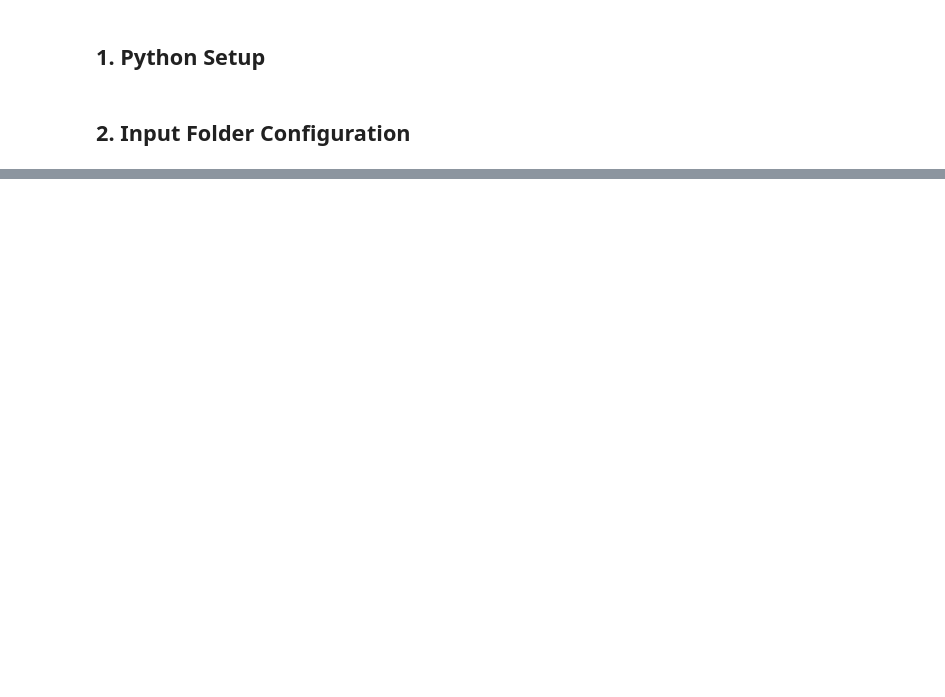
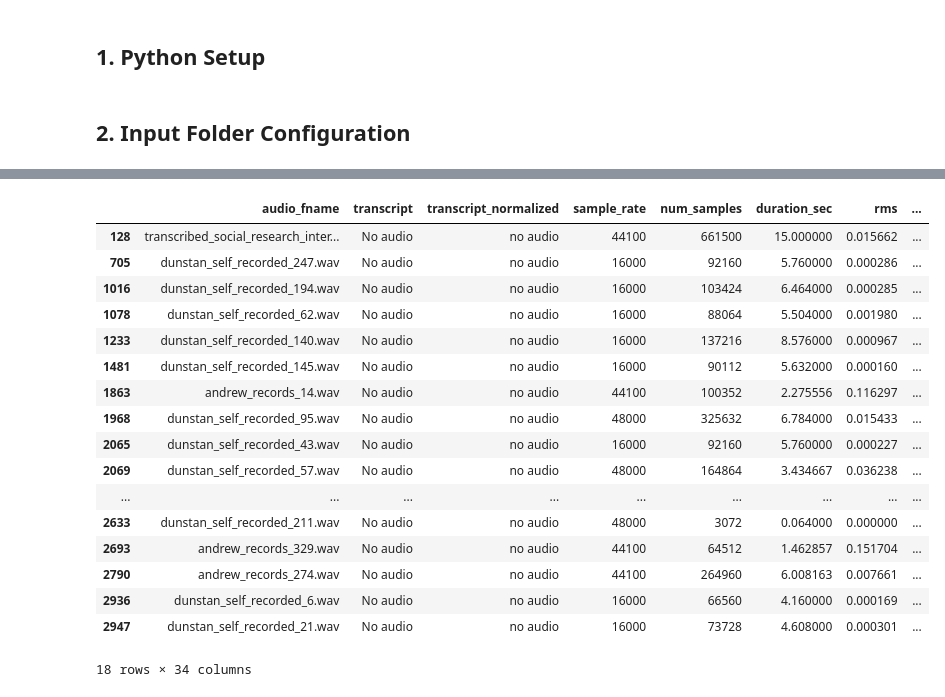
Before and after one commit to dmatekenya/chichewa-asr, a Jupyter notebook: notebooks/02-data-prep.ipynb, the cells around one changed output, grey strips where cells are left out. Drawn from its saved outputs; the diff is of its cells as text; code cells hidden in the pictures; blank space fills up the shorter version.

Commit message:
Added audio quality metrics

```diff
--- a/notebooks/02-data-prep.ipynb
+++ b/notebooks/02-data-prep.ipynb
@@ -193,0 +97,13 @@ df_10h = sample_by_duration(
+# %%
+df_dev['transcript_normalized'] = df_dev['transcript'].apply(
+    lambda x: text_utils.normalize_transcript(
+        x,
+        strip_punctuation=REMOVE_PUNCTUATION,
+        collapse_whitespace=COLLAPSE_WHITESPACE,
+        strip_newlines=STRIP_NEWLINES,
+        fix_apostrophes=FIX_APOSTROPHES,
+        remove_brackets=REMOVE_BRACKETS,
+        unicode_nfc=UNICODE_NFC,
+        verbalize_numbers=VERBALIZE_NUMBERS
+    )
+)
@@ -193,0 +221,42 @@ df_10h = sample_by_duration(
+# %%
+
+# =======================================================
+# 1. COMPUTE QUALITY METRICS FOR THE DEV SET
+# =======================================================
+df_dev2 = data_utils.compute_quality_metrics_for_manifest(df_dev,
+                                                audio_dir=DIR_DEV,
+                                                audio_col="audio_fname",
+                                                transcript_col="transcript_normalized")
+# %%
+# =======================================================
+# 2. COMPUTE BAD QUALITY SCORE
+# =======================================================
+df_dev3 = data_utils.compute_bad_quality_score(df_dev2)
+# %%
+# =======================================================
+# 3. DROP FLAG COLUMNS AND DURATION
+# =======================================================
+flag_cols = [col for col in df_dev3.columns if "flag" in col.lower()]
+drop_cols = ["duration"] + flag_cols
+df_dev4 = df_dev3.drop(columns=drop_cols)
+# %%
+df_dev4.query('transcript=="No audio"')
+# %% [output]
+|  | audio_fname | transcript | transcript_normalized | sample_rate | num_samples | duration_sec | rms | ... |
+| 128 | transcribed_social_research_inter... | No audio | no audio | 44100 | 661500 | 15.000000 | 0.015662 | ... |
+| 705 | dunstan_self_recorded_247.wav | No audio | no audio | 16000 | 92160 | 5.760000 | 0.000286 | ... |
+| 1016 | dunstan_self_recorded_194.wav | No audio | no audio | 16000 | 103424 | 6.464000 | 0.000285 | ... |
+| 1078 | dunstan_self_recorded_62.wav | No audio | no audio | 16000 | 88064 | 5.504000 | 0.001980 | ... |
+| 1233 | dunstan_self_recorded_140.wav | No audio | no audio | 16000 | 137216 | 8.576000 | 0.000967 | ... |
+| 1481 | dunstan_self_recorded_145.wav | No audio | no audio | 16000 | 90112 | 5.632000 | 0.000160 | ... |
+| 1863 | andrew_records_14.wav | No audio | no audio | 44100 | 100352 | 2.275556 | 0.116297 | ... |
+| 1968 | dunstan_self_recorded_95.wav | No audio | no audio | 48000 | 325632 | 6.784000 | 0.015433 | ... |
+| 2065 | dunstan_self_recorded_43.wav | No audio | no audio | 16000 | 92160 | 5.760000 | 0.000227 | ... |
+| 2069 | dunstan_self_recorded_57.wav | No audio | no audio | 48000 | 164864 | 3.434667 | 0.036238 | ... |
+| ... | ... | ... | ... | ... | ... | ... | ... | ... |
+| 2633 | dunstan_self_recorded_211.wav | No audio | no audio | 48000 | 3072 | 0.064000 | 0.000000 | ... |
+| 2693 | andrew_records_329.wav | No audio | no audio | 44100 | 64512 | 1.462857 | 0.151704 | ... |
+| 2790 | andrew_records_274.wav | No audio | no audio | 44100 | 264960 | 6.008163 | 0.007661 | ... |
+| 2936 | dunstan_self_recorded_6.wav | No audio | no audio | 16000 | 66560 | 4.160000 | 0.000169 | ... |
+| 2947 | dunstan_self_recorded_21.wav | No audio | no audio | 16000 | 73728 | 4.608000 | 0.000301 | ... |
+18 rows × 34 columns
```
Also changed, not shown: parts of 23 cells of this notebook, 5 other files.
